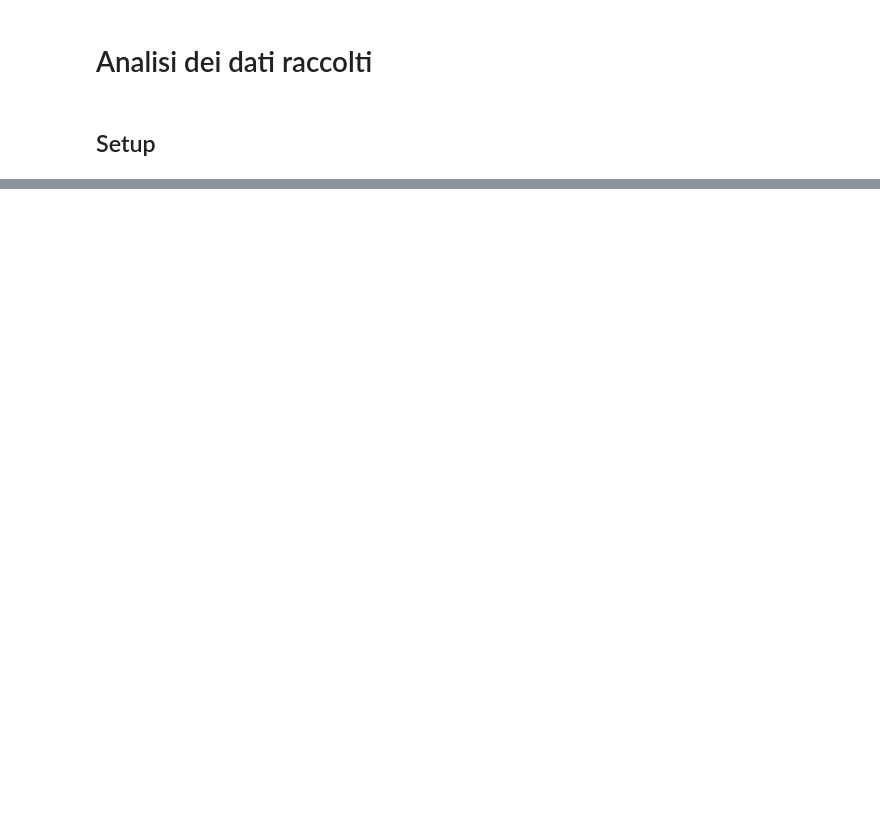
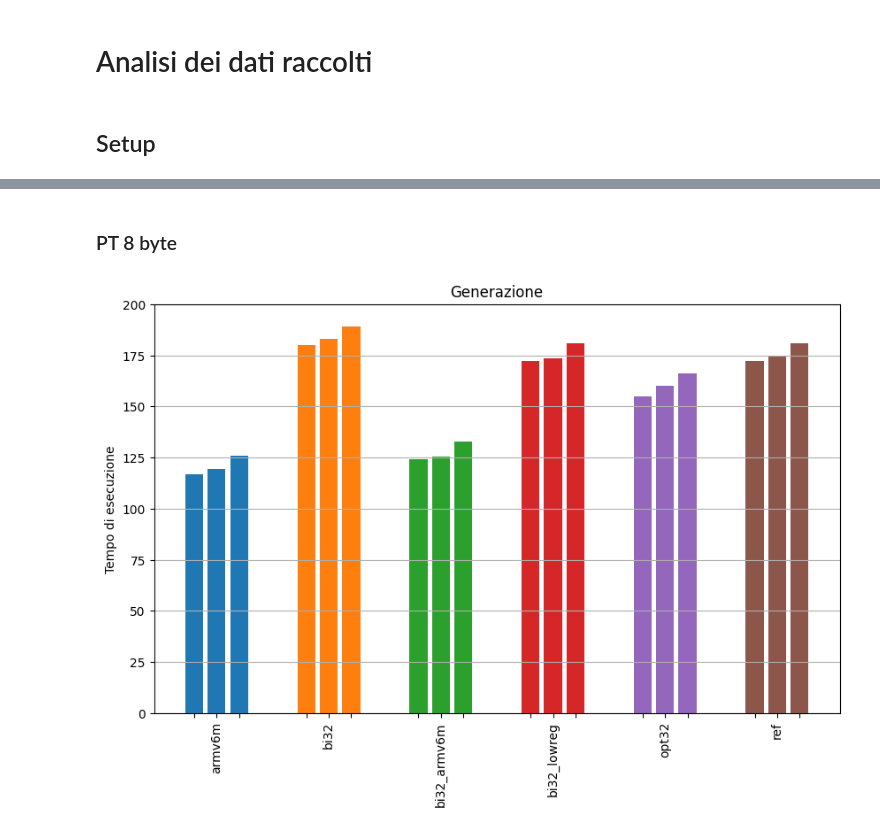
Before and after one commit to MattiaOldani/Tirocinio-ASCON, a Jupyter notebook: adafruit/crypto_auth/notebook/asconmacav12.ipynb, the cells around one changed output, grey strips where cells are left out. Drawn from its saved outputs; the diff is of its cells as text; code cells hidden in the pictures; blank space fills up the shorter version.

```diff
--- a/adafruit/crypto_auth/notebook/asconmacav12.ipynb
+++ b/adafruit/crypto_auth/notebook/asconmacav12.ipynb
@@ -1166,0 +75,7 @@ Varianza: 7.540836836836835
+# %% [markdown]
+### PT 8 byte
+# %%
+# Generazione tag
+plotter(DATAFRAMES, "8B-A", IMPLEMENTATIONS, 25)
+# %% [output]
+[figure, added]
```
Also changed, not shown: parts of 128 cells of this notebook, 4 other files.
